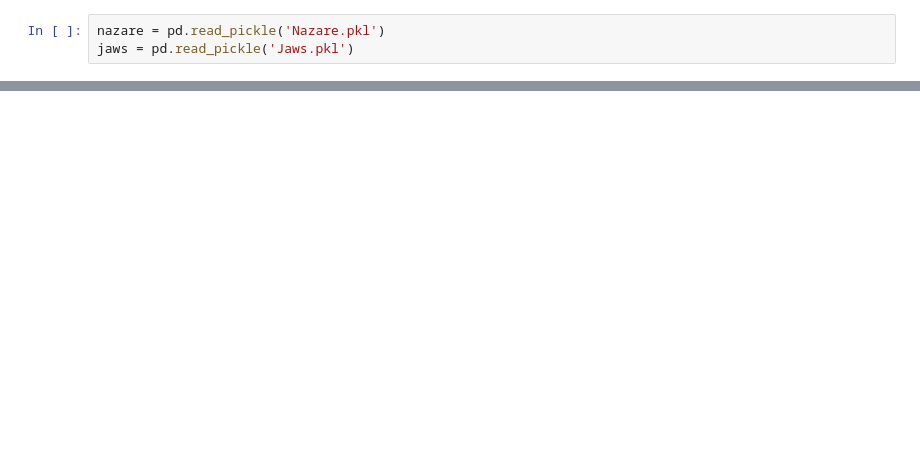
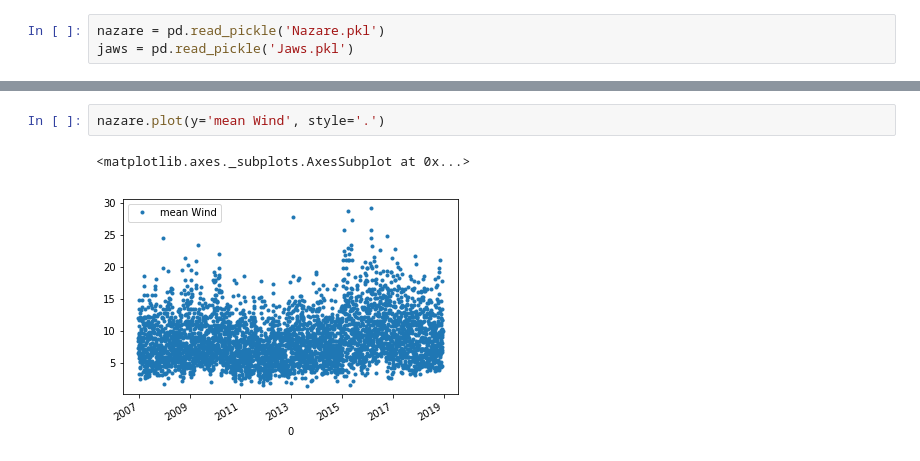
Before and after one commit to Leixb/B7_PE_WaveWind, a Jupyter notebook: notebook.ipynb, the cells around one changed output, grey strips where cells are left out. Saved outputs shown, nothing was run; the diff lists cells and outputs as text; blank space fills up the shorter version.

```diff
--- a/notebook.ipynb
+++ b/notebook.ipynb
@@ -19,0 +31,5 @@ nazare.describe()
+# %%
+nazare.plot(y='mean Wind', style='.')
+# %% [output]
+<matplotlib.axes._subplots.AxesSubplot at 0x...>
+[figure, added]
```
Also changed, not shown: parts of 11 cells of this notebook.
